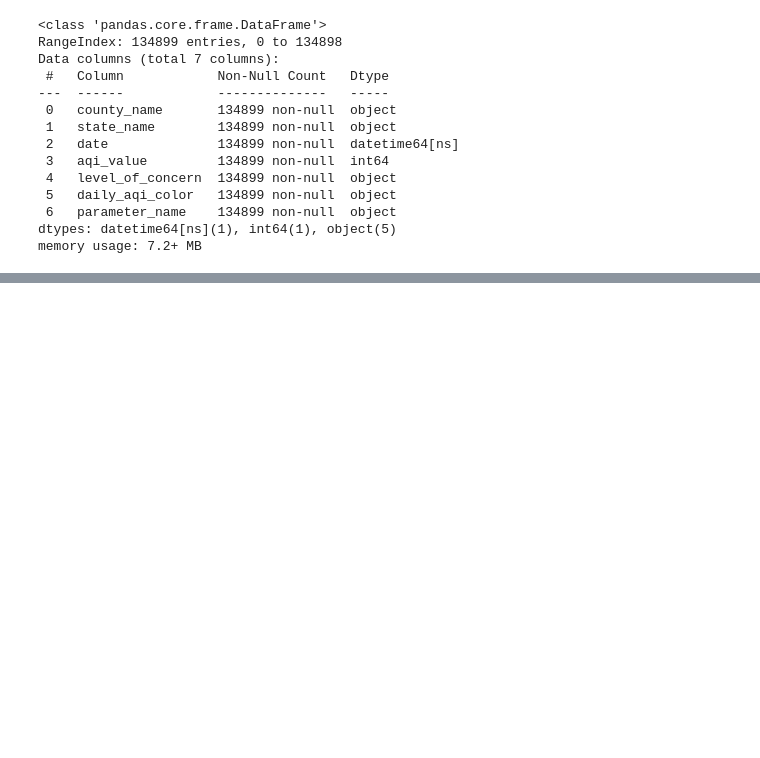
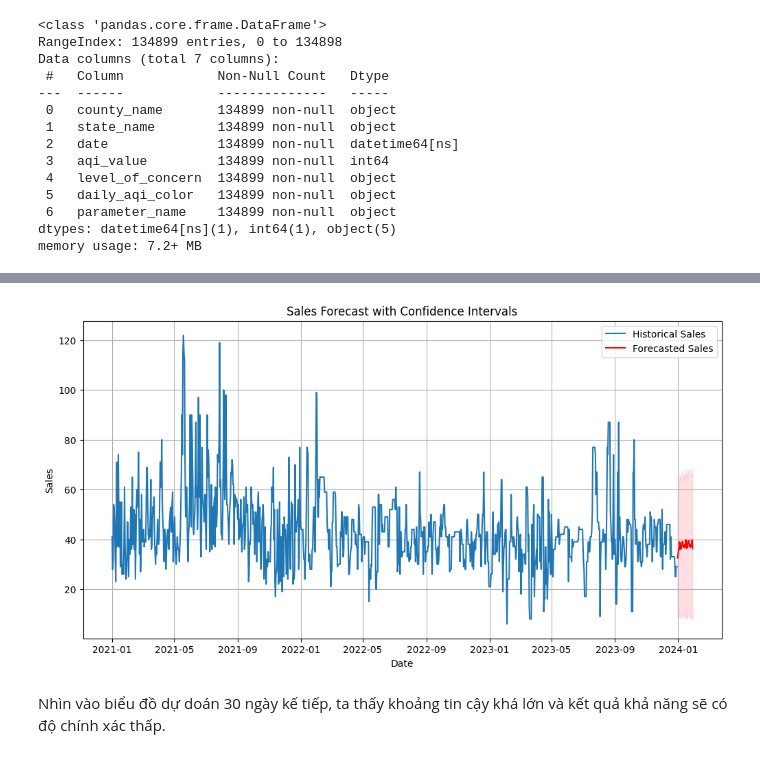
Before and after one commit to trieuvisaooo/US_AQI_Analysis, a Jupyter notebook: Mining/mining.ipynb, the cells around one changed output, grey strips where cells are left out. Cells and saved outputs as stored; diff of their text form; code cells hidden in the pictures; blank space fills up the shorter version.

```diff
--- a/Mining/mining.ipynb
+++ b/Mining/mining.ipynb
@@ -191,0 +382,4 @@ FigureCanvasAgg is non-interactive, and thus cannot be shown
+# %%
+forecast = results.get_forecast(steps=30)  # Forecast the next 12 months
+forecast_index = pd.date_range(start=new_castle_grouped.index[-1] + pd.DateOffset(days=1), periods=30, freq='D')
+forecast_series = pd.Series(forecast.predicted_mean.values, index=forecast_index)
@@ -191,0 +408,2 @@ FigureCanvasAgg is non-interactive, and thus cannot be shown
+# %%
+conf_int = forecast.conf_int()
@@ -191,0 +430,15 @@ FigureCanvasAgg is non-interactive, and thus cannot be shown
+# %%
+plt.figure(figsize=(12, 6))
+plt.plot(new_castle_grouped, label='Historical Sales')
+plt.plot(forecast_series, label='Forecasted Sales', color='red')
+plt.fill_between(forecast_index, conf_int.iloc[:, 0], conf_int.iloc[:, 1], color='pink', alpha=0.5)
+plt.title('Sales Forecast with Confidence Intervals')
+plt.xlabel('Date')
+plt.ylabel('Sales')
+plt.legend()
+plt.grid()
+plt.show()
+# %% [output]
+[figure, added]
+# %% [markdown]
+Nhìn vào biểu đồ dự doán 30 ngày kế tiếp, ta thấy khoảng tin cậy khá lớn và kết quả khả năng sẽ có độ chính xác thấp.
```
Also changed, not shown: parts of 43 cells of this notebook, 3 other files.
